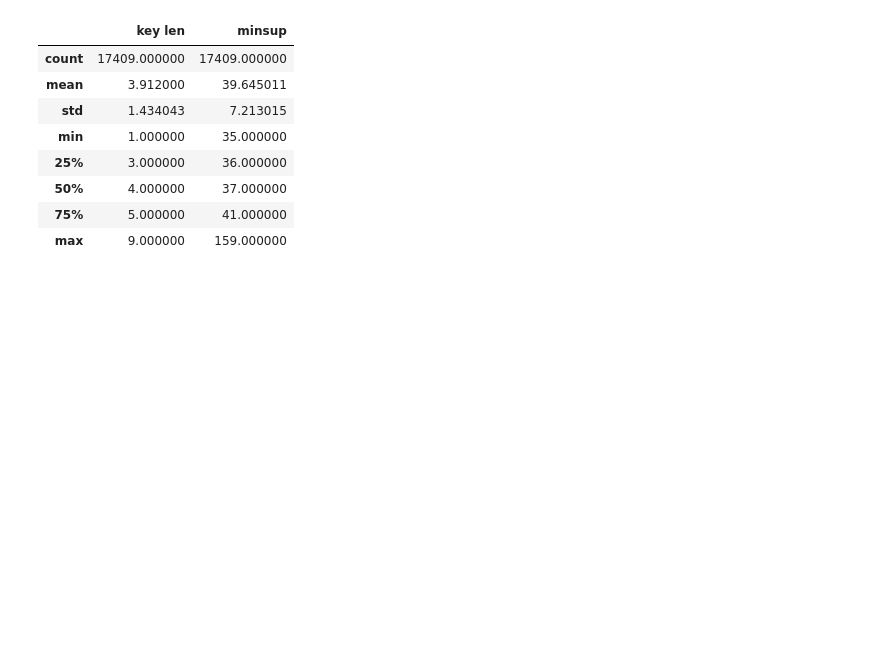
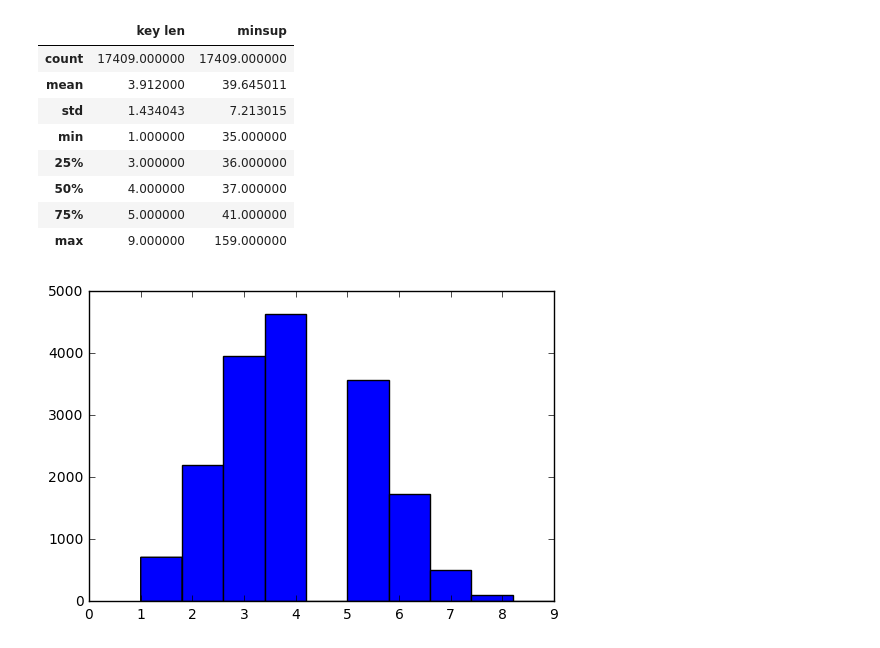
Before and after one commit to Dyomina/pattern-mining-hw, a Jupyter notebook: pattern-minimg-hw1.ipynb, the cells around one changed output. Saved outputs shown, nothing was run; the diff lists cells and outputs as text; code cells hidden in the pictures; blank space fills up the shorter version.

Commit message:
Add histogram to 1a solution.

```diff
--- a/pattern-minimg-hw1.ipynb
+++ b/pattern-minimg-hw1.ipynb
@@ -165,3 +165,8 @@ result1a_df.describe()
 | 50% | 4.000000 | 37.000000 |
 | 75% | 5.000000 | 41.000000 |
 | max | 9.000000 | 159.000000 |
+# %%
+plt.hist(result1a_df['key len'], bins=10)
+plt.show()
+# %% [output]
+[figure, added]
```
Also changed, not shown: parts of 1 cell of this notebook.
